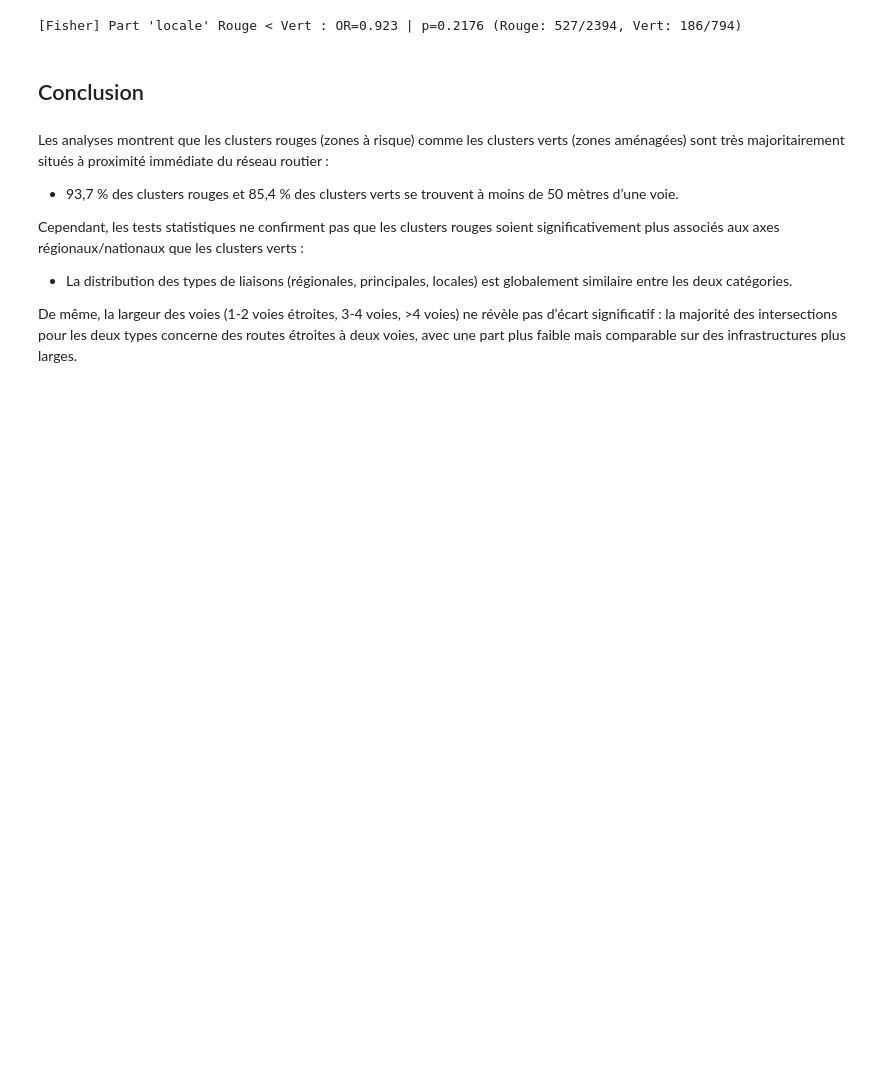
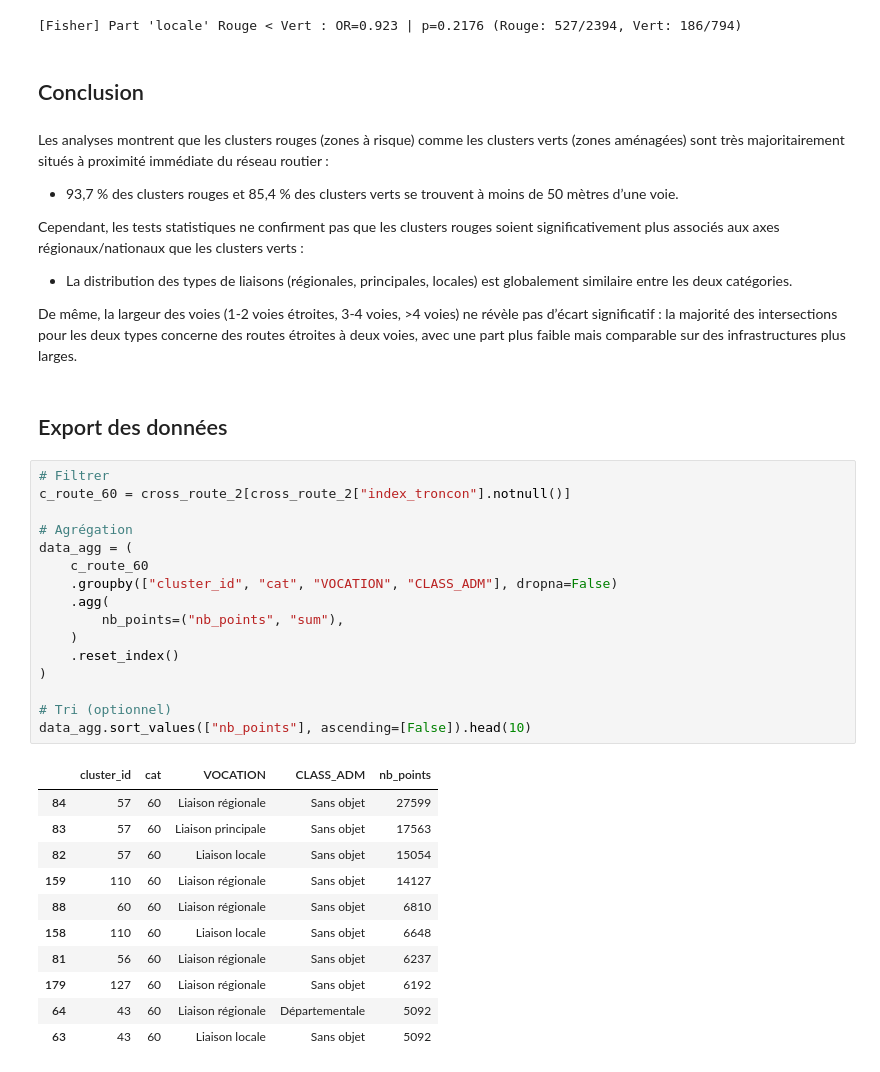
Before and after one commit to dataforgoodfr/offseason_fub, a Jupyter notebook: code/geodata-analysis/croisement_routes.ipynb, the cells around one changed output. Saved outputs shown, nothing was run; the diff lists cells and outputs as text; blank space fills up the shorter version.

Commit message:
Ok export données pour le croisement des routes

```diff
--- a/code/geodata-analysis/croisement_routes.ipynb
+++ b/code/geodata-analysis/croisement_routes.ipynb
@@ -282,3 +279,33 @@ Cependant, les tests statistiques ne confirment pas que les clusters rouges soie
 - La distribution des types de liaisons (régionales, principales, locales) est globalement similaire entre les deux catégories.
 
 De même, la largeur des voies (1-2 voies étroites, 3-4 voies, >4 voies) ne révèle pas d’écart significatif : la majorité des intersections pour les deux types concerne des routes étroites à deux voies, avec une part plus faible mais comparable sur des infrastructures plus larges.
+# %% [markdown]
+## Export des données
+# %%
+# Filtrer
+c_route_60 = cross_route_2[cross_route_2["index_troncon"].notnull()]
+
+# Agrégation
+data_agg = (
+    c_route_60
+    .groupby(["cluster_id", "cat", "VOCATION", "CLASS_ADM"], dropna=False)
+    .agg(
+        nb_points=("nb_points", "sum"),
+    )
+    .reset_index()
+)
+
+# Tri (optionnel)
+data_agg.sort_values(["nb_points"], ascending=[False]).head(10)
+# %% [output]
+|  | cluster_id | cat | VOCATION | CLASS_ADM | nb_points |
+| 84 | 57 | 60 | Liaison régionale | Sans objet | 27599 |
+| 83 | 57 | 60 | Liaison principale | Sans objet | 17563 |
+| 82 | 57 | 60 | Liaison locale | Sans objet | 15054 |
+| 159 | 110 | 60 | Liaison régionale | Sans objet | 14127 |
+| 88 | 60 | 60 | Liaison régionale | Sans objet | 6810 |
+| 158 | 110 | 60 | Liaison locale | Sans objet | 6648 |
+| 81 | 56 | 60 | Liaison régionale | Sans objet | 6237 |
+| 179 | 127 | 60 | Liaison régionale | Sans objet | 6192 |
+| 64 | 43 | 60 | Liaison régionale | Départementale | 5092 |
+| 63 | 43 | 60 | Liaison locale | Sans objet | 5092 |
```
Also changed, not shown: parts of 5 cells of this notebook.
